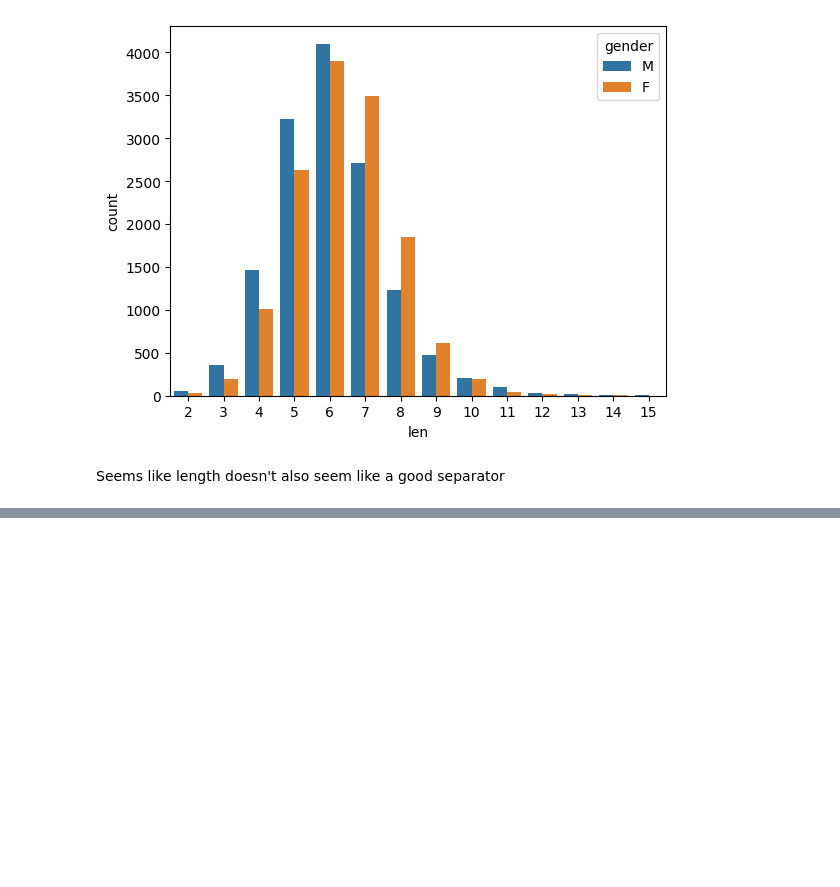
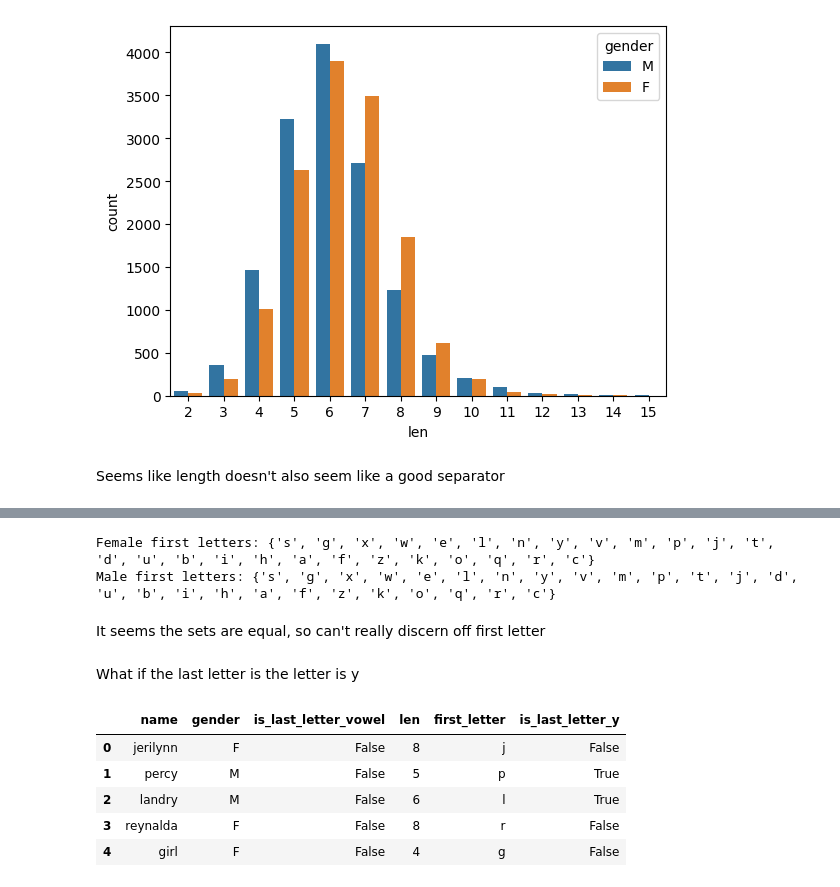
Before and after one commit to cwdwiggins/DS602, a Jupyter notebook: week03/week3 - homework.ipynb, the cells around one changed output, grey strips where cells are left out. Drawn from its saved outputs; the diff is of its cells as text; code cells hidden in the pictures; blank space fills up the shorter version.

```diff
--- a/week03/week3 - homework.ipynb
+++ b/week03/week3 - homework.ipynb
@@ -59,0 +98,23 @@ Seems like length doesn't also seem like a good separator
+# %%
+female_first_letters = set(df[df['gender'] == 'F']['first_letter'])
+male_first_letters = set(df[df['gender'] == 'M']['first_letter'])
+
+print(f'Female first letters: {female_first_letters}')
+print(f'Male first letters: {male_first_letters}')
+# %% [output]
+Female first letters: {'s', 'g', 'x', 'w', 'e', 'l', 'n', 'y', 'v', 'm', 'p', 'j', 't', 'd', 'u', 'b', 'i', 'h', 'a', 'f', 'z', 'k', 'o', 'q', 'r', 'c'}
+Male first letters: {'s', 'g', 'x', 'w', 'e', 'l', 'n', 'y', 'v', 'm', 'p', 't', 'j', 'd', 'u', 'b', 'i', 'h', 'a', 'f', 'z', 'k', 'o', 'q', 'r', 'c'}
+# %% [markdown]
+It seems the sets are equal, so can't really discern off first letter
+# %% [markdown]
+What if the last letter is the letter is y
+# %%
+df['is_last_letter_y'] = [ 'y'.find(name[-1]) == 0 for name in df.name]
+df.head(5)
+# %% [output]
+|  | name | gender | is_last_letter_vowel | len | first_letter | is_last_letter_y |
+| 0 | jerilynn | F | False | 8 | j | False |
+| 1 | percy | M | False | 5 | p | True |
+| 2 | landry | M | False | 6 | l | True |
+| 3 | reynalda | F | False | 8 | r | False |
+| 4 | girl | F | False | 4 | g | False |
```
Also changed, not shown: parts of 17 cells of this notebook.
